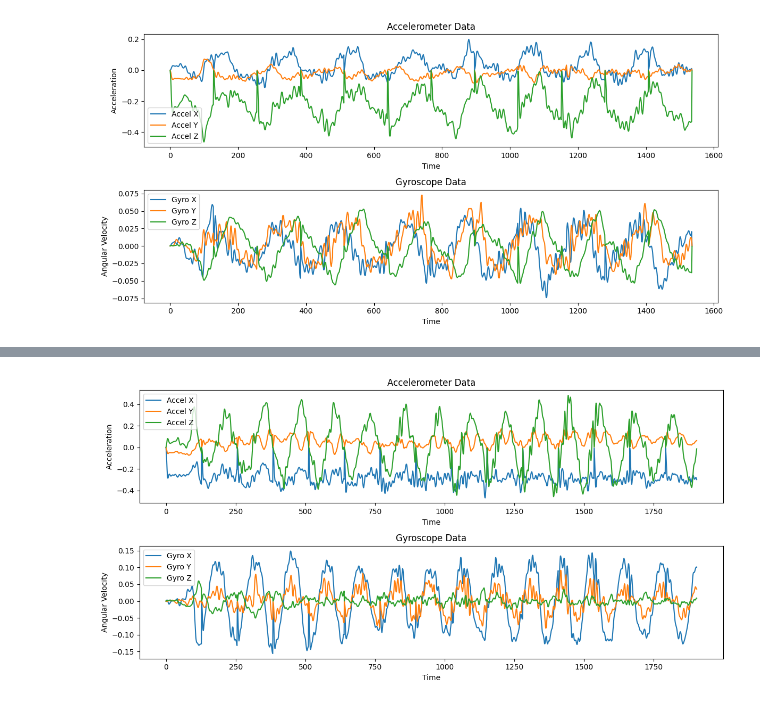
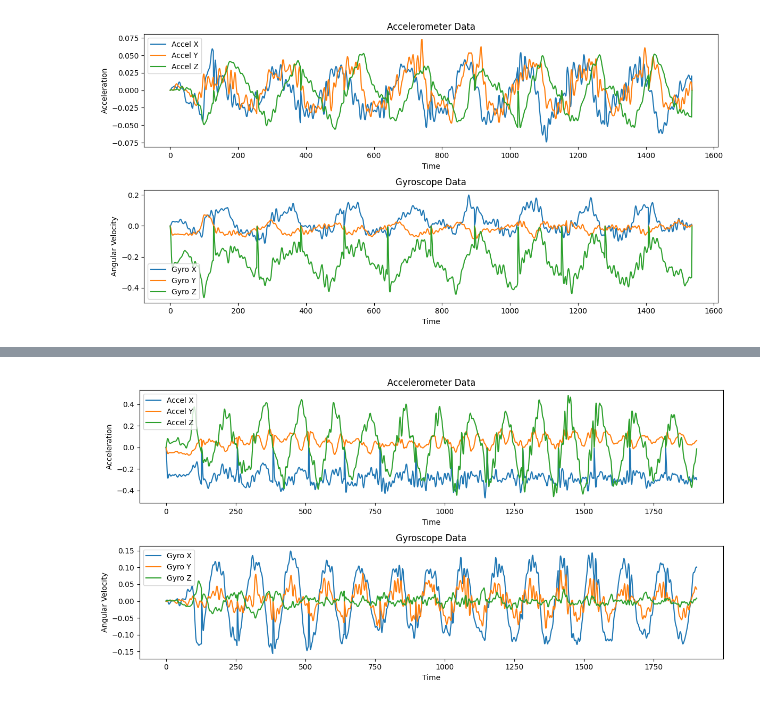
Before and after one commit to sriengchhunchheang/Convert_csv, a Jupyter notebook: Convert_csv.ipynb, the cells around one changed output, grey strips where cells are left out. Drawn from its saved outputs; the diff is of its cells as text; code cells hidden in the pictures.

```diff
--- a/Convert_csv.ipynb
+++ b/Convert_csv.ipynb
@@ -12,7 +66,7 @@ import matplotlib.pyplot as plt
 filename = 'output_Circle_chhun.txt'
 
 # Initialize lists to store data
-accel_x, accel_y, accel_z, gyro_x, gyro_y, gyro_z = [], [], [], [], [], []
+gyro_x, gyro_y, gyro_z, accel_x, accel_y, accel_z = [], [], [], [], [], []
 
 # Read data from the file
 with open(filename, 'r') as file:
@@ -24,40 +78,39 @@ with open(filename, 'r') as file:
             # Check if all values in the line are not '-'
             if all(value != '-' for value in data):
                 # Append data to respective lists
-                accel_x.append(float(data[0]))
-                accel_y.append(float(data[1]))
-                accel_z.append(float(data[2]))
-                gyro_x.append(float(data[3]))
-                gyro_y.append(float(data[4]))
-                gyro_z.append(float(data[5]))
+                gyro_x.append(float(data[0]))
+                gyro_y.append(float(data[1]))
+                gyro_z.append(float(data[2]))
+                accel_x.append(float(data[3]))
+                accel_y.append(float(data[4]))
+                accel_z.append(float(data[5]))
 
 # Create time values (assuming each line represents a time step)
 time = list(range(len(accel_x)))
 
 # Plot accelerometer data
 plt.figure(figsize=(12, 6))
 plt.subplot(2, 1, 1)
 plt.plot(time, accel_x, label='Accel X')
 plt.plot(time, accel_y, label='Accel Y')
 plt.plot(time, accel_z, label='Accel Z')
 plt.title('Accelerometer Data')
 plt.xlabel('Time')
 plt.ylabel('Acceleration')
 plt.legend()
 
 # Plot gyroscope data
 plt.subplot(2, 1, 2)
 plt.plot(time, gyro_x, label='Gyro X')
 plt.plot(time, gyro_y, label='Gyro Y')
 plt.plot(time, gyro_z, label='Gyro Z')
 plt.title('Gyroscope Data')
 plt.xlabel('Time')
 plt.ylabel('Angular Velocity')
 plt.legend()
 
-
 # Adjust layout
 plt.tight_layout()
 plt.show()
 # %% [output]
-[figure, old version]
+[figure, new version]
```
Also changed, not shown: parts of 8 cells of this notebook, 1 other file.
